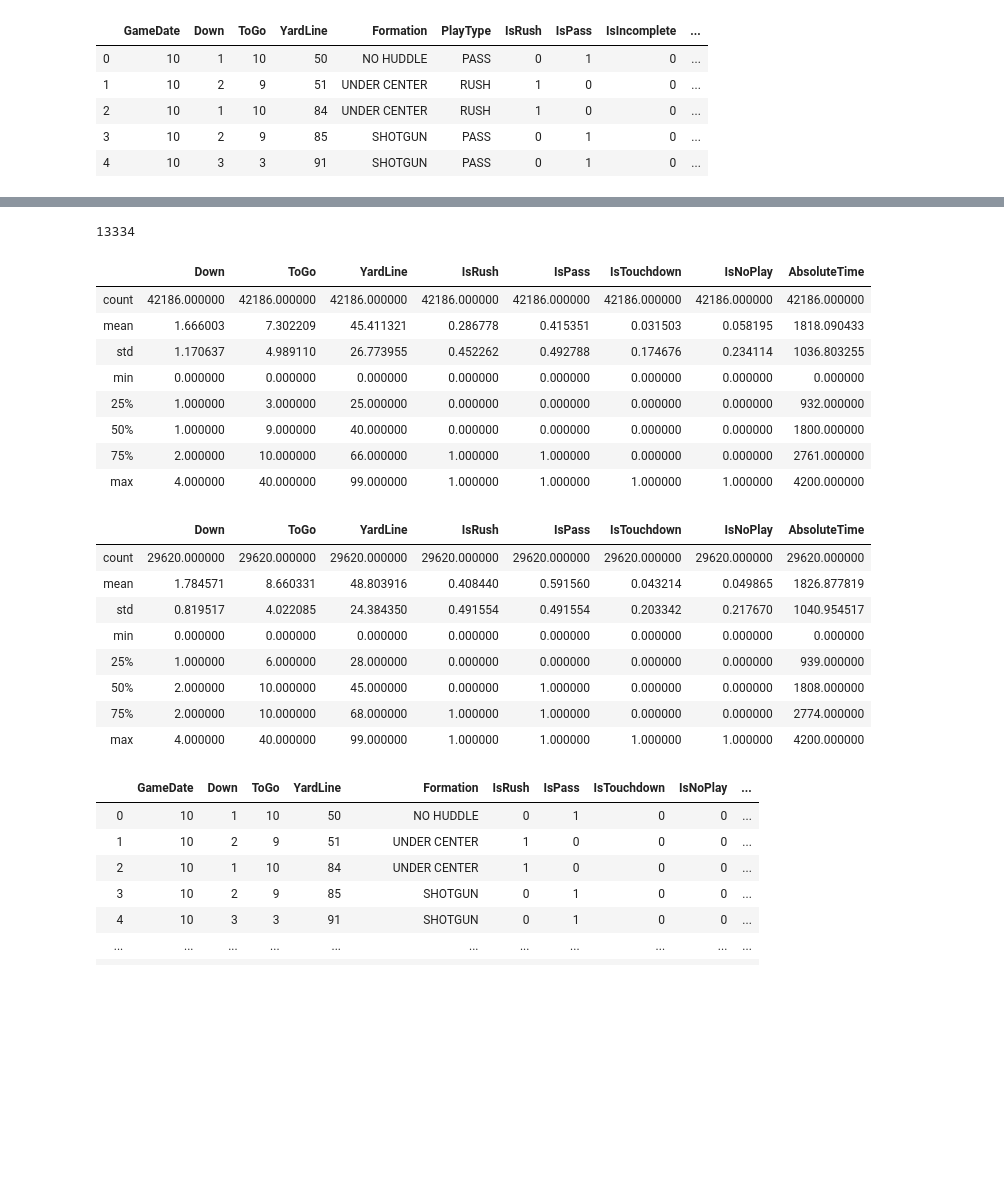
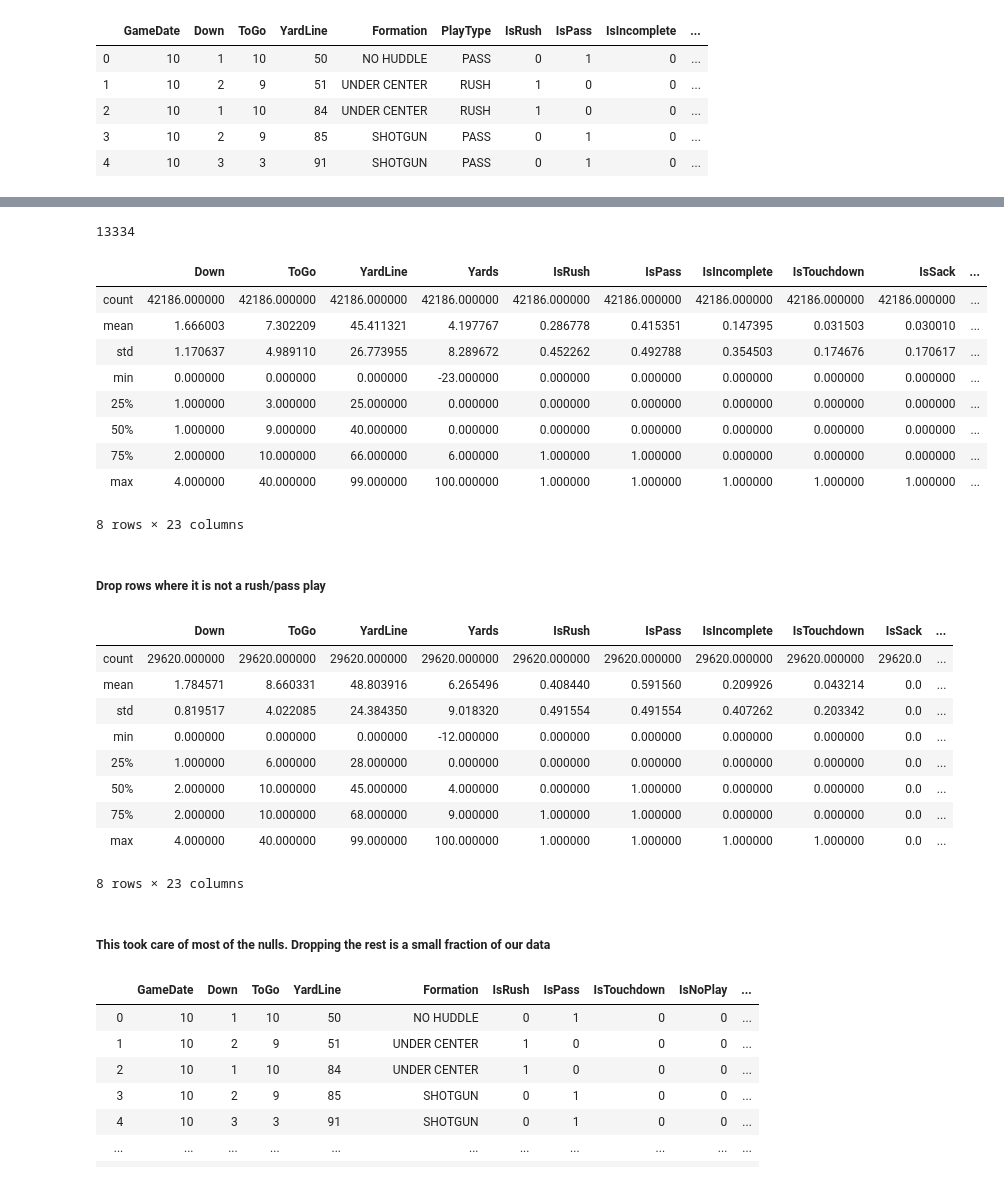
Before and after one commit to BryceHolladay/dataanalproj, a Jupyter notebook: Data Analytics Project.ipynb, the cells around one changed output, grey strips where cells are left out. Cells and saved outputs as stored; diff of their text form; code cells hidden in the pictures; blank space fills up the shorter version.

```diff
--- a/Data Analytics Project.ipynb
+++ b/Data Analytics Project.ipynb
@@ -72,7 +78,7 @@ df_19 = df19.drop(['Quarter', 'Minute', 'Second', 'GameId', 'Unnamed: 10', 'Unna
 # %%
 # Yards is information known after the play
-df19_isTD = df_19.drop(['Yards', 'IsSack', 'IsChallenge', 'IsChallengeReversed', 'Challenger', 'IsMeasurement', 'IsInterception', 'IsFumble', 'IsPenalty', 'IsTwoPointConversion', 'IsTwoPointConversionSuccessful', 'IsPenaltyAccepted', 'PenaltyTeam', 'PenaltyType', 'PenaltyYards', 'YardLineFixed'], axis=1)
-df19_isTD.head()
+df_19 = df_19.drop(['Yards', 'IsIncomplete', 'IsSack', 'IsChallenge', 'IsChallengeReversed', 'Challenger', 'IsMeasurement', 'IsInterception', 'IsFumble', 'IsPenalty', 'IsTwoPointConversion', 'IsTwoPointConversionSuccessful', 'IsPenaltyAccepted', 'PenaltyTeam', 'PenaltyType', 'PenaltyYards', 'YardLineFixed'], axis=1)
+df_19.head()
 # %% [output]
 |  | GameDate | Down | ToGo | YardLine | Formation | PlayType | IsRush | IsPass | IsIncomplete | ... |
 | 0 | 10 | 1 | 10 | 50 | NO HUDDLE | PASS | 0 | 1 | 0 | ... |
@@ -83,14 +91,12 @@ df19_isTD.head()
 # %%
-
-
 # Combine RushDirection and PassType to get one column with play type
 # No need for PlayType column anymore because it says the same information but less descriptive
-df19_isTD['RushDirection'] = df19_isTD['RushDirection'].fillna('')
-df19_isTD['PassType'] = df19_isTD['PassType'].fillna('')
-df19_isTD['PlayType2'] = df19_isTD['RushDirection'] + df19_isTD['PassType']
-df19_isTD = df19_isTD.drop('PlayType', axis=1)
+df_19['RushDirection'] = df_19['RushDirection'].fillna('')
+df_19['PassType'] = df_19['PassType'].fillna('')
+df_19['PlayType2'] = df_19['RushDirection'] + df_19['PassType']
+df_19 = df_19.drop('PlayType', axis=1)
 # %%
 df19.rename(columns={"PlayType": "PlayType2"})
-df19_isTD = df19_isTD.drop(['IsIncomplete', 'PassType', 'RushDirection', 'YardLineDirection'], axis=1)
-df19_isTD.head(50)
+df_19 = df_19.drop(['PassType', 'RushDirection', 'YardLineDirection'], axis=1)
+df_19.head(50)
 # %% [output]
@@ -114,36 +121,41 @@ df19_isTD.head(50)
 # %%
-
-c = (df19_isTD['PlayType2'] == '').sum()
+c = (df_19['PlayType2'] == '').sum()
 print(c)
-df19_isTD.head(50)
-df19_isTD.describe()
+df_19.head(50)
+df_19.describe()
 # %% [output]
 13334
-|  | Down | ToGo | YardLine | IsRush | IsPass | IsTouchdown | IsNoPlay | AbsoluteTime |
-| count | 42186.000000 | 42186.000000 | 42186.000000 | 42186.000000 | 42186.000000 | 42186.000000 | 42186.000000 | 42186.000000 |
-| mean | 1.666003 | 7.302209 | 45.411321 | 0.286778 | 0.415351 | 0.031503 | 0.058195 | 1818.090433 |
-| std | 1.170637 | 4.989110 | 26.773955 | 0.452262 | 0.492788 | 0.174676 | 0.234114 | 1036.803255 |
-| min | 0.000000 | 0.000000 | 0.000000 | 0.000000 | 0.000000 | 0.000000 | 0.000000 | 0.000000 |
-| 25% | 1.000000 | 3.000000 | 25.000000 | 0.000000 | 0.000000 | 0.000000 | 0.000000 | 932.000000 |
-| 50% | 1.000000 | 9.000000 | 40.000000 | 0.000000 | 0.000000 | 0.000000 | 0.000000 | 1800.000000 |
-| 75% | 2.000000 | 10.000000 | 66.000000 | 1.000000 | 1.000000 | 0.000000 | 0.000000 | 2761.000000 |
-| max | 4.000000 | 40.000000 | 99.000000 | 1.000000 | 1.000000 | 1.000000 | 1.000000 | 4200.000000 |
+|  | Down | ToGo | YardLine | Yards | IsRush | IsPass | IsIncomplete | IsTouchdown | IsSack | ... |
+| count | 42186.000000 | 42186.000000 | 42186.000000 | 42186.000000 | 42186.000000 | 42186.000000 | 42186.000000 | 42186.000000 | 42186.000000 | ... |
+| mean | 1.666003 | 7.302209 | 45.411321 | 4.197767 | 0.286778 | 0.415351 | 0.147395 | 0.031503 | 0.030010 | ... |
+| std | 1.170637 | 4.989110 | 26.773955 | 8.289672 | 0.452262 | 0.492788 | 0.354503 | 0.174676 | 0.170617 | ... |
+| min | 0.000000 | 0.000000 | 0.000000 | -23.000000 | 0.000000 | 0.000000 | 0.000000 | 0.000000 | 0.000000 | ... |
+| 25% | 1.000000 | 3.000000 | 25.000000 | 0.000000 | 0.000000 | 0.000000 | 0.000000 | 0.000000 | 0.000000 | ... |
+| 50% | 1.000000 | 9.000000 | 40.000000 | 0.000000 | 0.000000 | 0.000000 | 0.000000 | 0.000000 | 0.000000 | ... |
+| 75% | 2.000000 | 10.000000 | 66.000000 | 6.000000 | 1.000000 | 1.000000 | 0.000000 | 0.000000 | 0.000000 | ... |
+| max | 4.000000 | 40.000000 | 99.000000 | 100.000000 | 1.000000 | 1.000000 | 1.000000 | 1.000000 | 1.000000 | ... |
+8 rows × 23 columns
+# %% [markdown]
+##### Drop rows where it is not a rush/pass play
 # %%
 # Get names of indexes for which plays are not rush or pass
-indexNames = df19_isTD[(df19_isTD['IsRush'] == 0) & (df19_isTD['IsPass'] == 0)].index
+indexNames = df_19[(df_19['IsRush'] == 0) & (df_19['IsPass'] == 0)].index
 
 # Delete these row indexes from dataFrame
-df19_isTD.drop(indexNames , inplace=True)
-df19_isTD.describe()
+df_19.drop(indexNames , inplace=True)
+df_19.describe()
 # %% [output]
-|  | Down | ToGo | YardLine | IsRush | IsPass | IsTouchdown | IsNoPlay | AbsoluteTime |
-| count | 29620.000000 | 29620.000000 | 29620.000000 | 29620.000000 | 29620.000000 | 29620.000000 | 29620.000000 | 29620.000000 |
-| mean | 1.784571 | 8.660331 | 48.803916 | 0.408440 | 0.591560 | 0.043214 | 0.049865 | 1826.877819 |
-| std | 0.819517 | 4.022085 | 24.384350 | 0.491554 | 0.491554 | 0.203342 | 0.217670 | 1040.954517 |
-| min | 0.000000 | 0.000000 | 0.000000 | 0.000000 | 0.000000 | 0.000000 | 0.000000 | 0.000000 |
-| 25% | 1.000000 | 6.000000 | 28.000000 | 0.000000 | 0.000000 | 0.000000 | 0.000000 | 939.000000 |
-| 50% | 2.000000 | 10.000000 | 45.000000 | 0.000000 | 1.000000 | 0.000000 | 0.000000 | 1808.000000 |
-| 75% | 2.000000 | 10.000000 | 68.000000 | 1.000000 | 1.000000 | 0.000000 | 0.000000 | 2774.000000 |
-| max | 4.000000 | 40.000000 | 99.000000 | 1.000000 | 1.000000 | 1.000000 | 1.000000 | 4200.000000 |
+|  | Down | ToGo | YardLine | Yards | IsRush | IsPass | IsIncomplete | IsTouchdown | IsSack | ... |
+| count | 29620.000000 | 29620.000000 | 29620.000000 | 29620.000000 | 29620.000000 | 29620.000000 | 29620.000000 | 29620.000000 | 29620.0 | ... |
+| mean | 1.784571 | 8.660331 | 48.803916 | 6.265496 | 0.408440 | 0.591560 | 0.209926 | 0.043214 | 0.0 | ... |
+| std | 0.819517 | 4.022085 | 24.384350 | 9.018320 | 0.491554 | 0.491554 | 0.407262 | 0.203342 | 0.0 | ... |
+| min | 0.000000 | 0.000000 | 0.000000 | -12.000000 | 0.000000 | 0.000000 | 0.000000 | 0.000000 | 0.0 | ... |
+| 25% | 1.000000 | 6.000000 | 28.000000 | 0.000000 | 0.000000 | 0.000000 | 0.000000 | 0.000000 | 0.0 | ... |
+| 50% | 2.000000 | 10.000000 | 45.000000 | 4.000000 | 0.000000 | 1.000000 | 0.000000 | 0.000000 | 0.0 | ... |
+| 75% | 2.000000 | 10.000000 | 68.000000 | 9.000000 | 1.000000 | 1.000000 | 0.000000 | 0.000000 | 0.0 | ... |
+| max | 4.000000 | 40.000000 | 99.000000 | 100.000000 | 1.000000 | 1.000000 | 1.000000 | 1.000000 | 0.0 | ... |
+8 rows × 23 columns
+# %% [markdown]
+##### This took care of most of the nulls. Dropping the rest is a small fraction of our data
 # %%
 # Get names of indexes for which plays arre not specified
```
Also changed, not shown: parts of 23 cells of this notebook.
